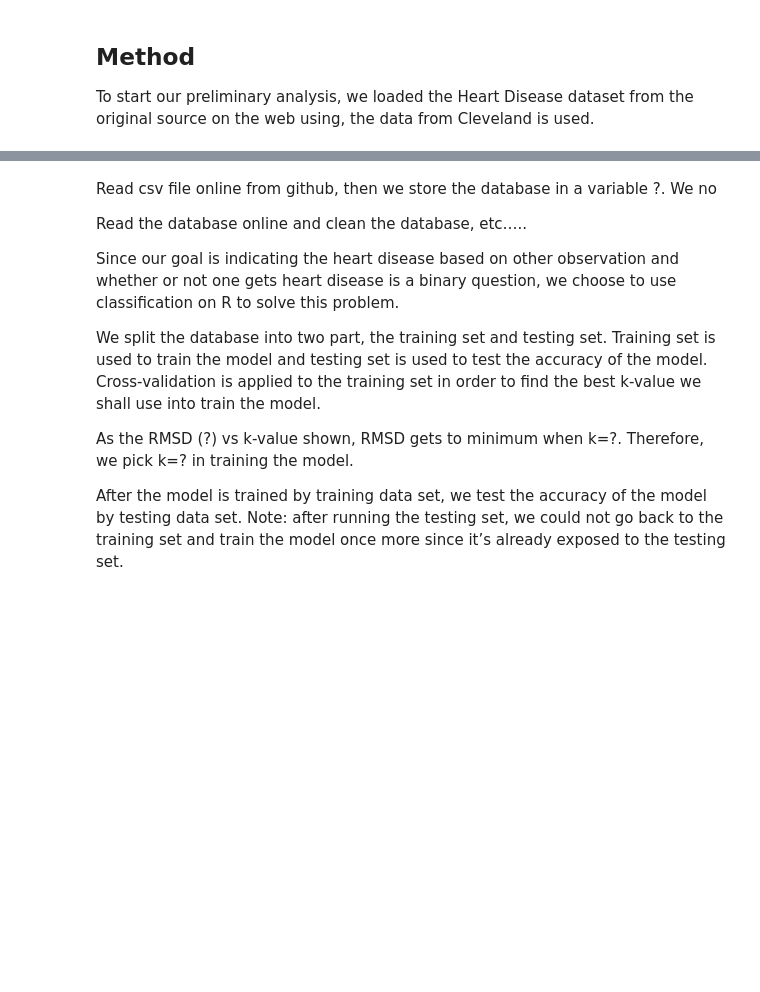
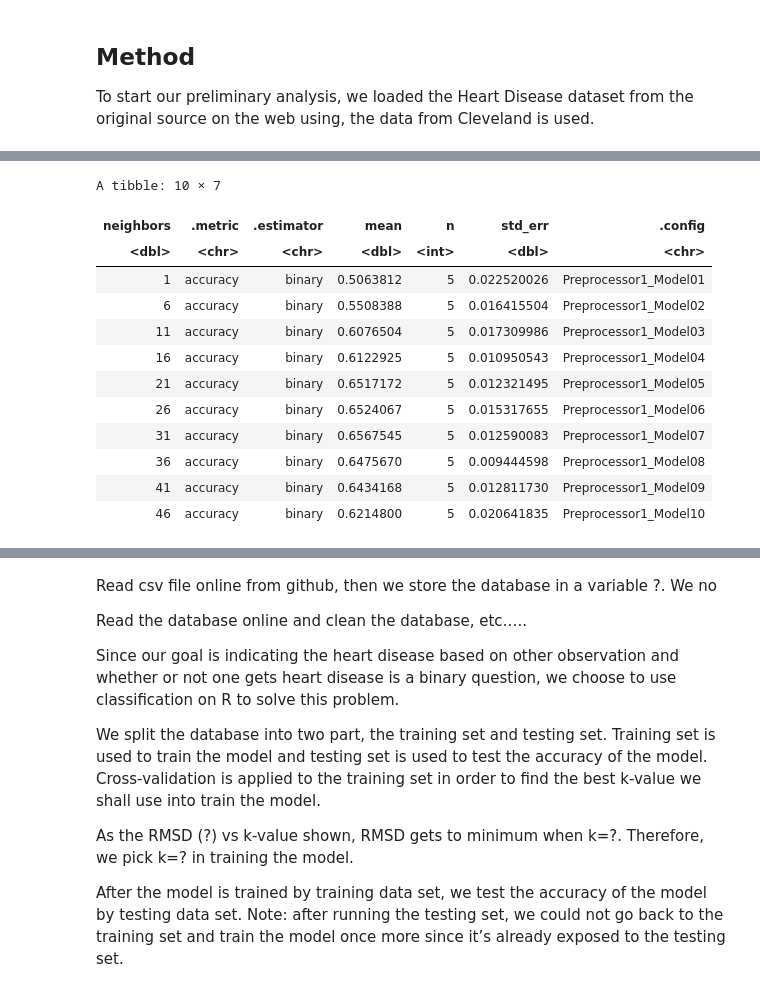
Before and after one commit to mikibarra034/dsci-100-template, a Jupyter notebook: project_report.ipynb, the cells around one changed output, grey strips where cells are left out. Saved outputs shown, nothing was run; the diff lists cells and outputs as text; code cells hidden in the pictures; blank space fills up the shorter version.

```diff
--- a/project_report.ipynb
+++ b/project_report.ipynb
@@ -84,25 +156,39 @@ cleveland_test <- testing(cleveland_split)
 # %%
 set.seed(1)
 
 cleveland_recipe <- recipe(Num2 ~ Age + Trestbps, data = cleveland_train) |>
   step_scale(all_predictors()) |>
   step_center(all_predictors())
 
 knn_spec <- nearest_neighbor(weight_func = "rectangular", neighbors = tune()) |>
   set_engine("kknn") |>
   set_mode("classification")
 
 cleveland_vfold <- vfold_cv(cleveland_train, v = 5, strata = Num2)
-gridvals <- tibble(neighbors = seq(from = 1, to = 100, by = 5))
+gridvals <- tibble(neighbors = seq(from = 1, to = 50, by = 5))
 
 cleveland_results <- workflow() |>
   add_recipe(cleveland_recipe) |>
   add_model(knn_spec) |>
   tune_grid(resamples = cleveland_vfold, grid = gridvals) |>
   collect_metrics() |>
   filter(.metric == "accuracy")
 
 cleveland_results
+# %% [output]
+A tibble: 10 × 7
+| neighbors | .metric | .estimator | mean | n | std_err | .config |
+| <dbl> | <chr> | <chr> | <dbl> | <int> | <dbl> | <chr> |
+| 1 | accuracy | binary | 0.5063812 | 5 | 0.022520026 | Preprocessor1_Model01 |
+| 6 | accuracy | binary | 0.5508388 | 5 | 0.016415504 | Preprocessor1_Model02 |
+| 11 | accuracy | binary | 0.6076504 | 5 | 0.017309986 | Preprocessor1_Model03 |
+| 16 | accuracy | binary | 0.6122925 | 5 | 0.010950543 | Preprocessor1_Model04 |
+| 21 | accuracy | binary | 0.6517172 | 5 | 0.012321495 | Preprocessor1_Model05 |
+| 26 | accuracy | binary | 0.6524067 | 5 | 0.015317655 | Preprocessor1_Model06 |
+| 31 | accuracy | binary | 0.6567545 | 5 | 0.012590083 | Preprocessor1_Model07 |
+| 36 | accuracy | binary | 0.6475670 | 5 | 0.009444598 | Preprocessor1_Model08 |
+| 41 | accuracy | binary | 0.6434168 | 5 | 0.012811730 | Preprocessor1_Model09 |
+| 46 | accuracy | binary | 0.6214800 | 5 | 0.020641835 | Preprocessor1_Model10 |
 # %%
 cleveland_bps_knn_plot <- cleveland_results |>
     ggplot(aes(x = neighbors, y = mean)) +
```
Also changed, not shown: parts of 7 cells of this notebook.
